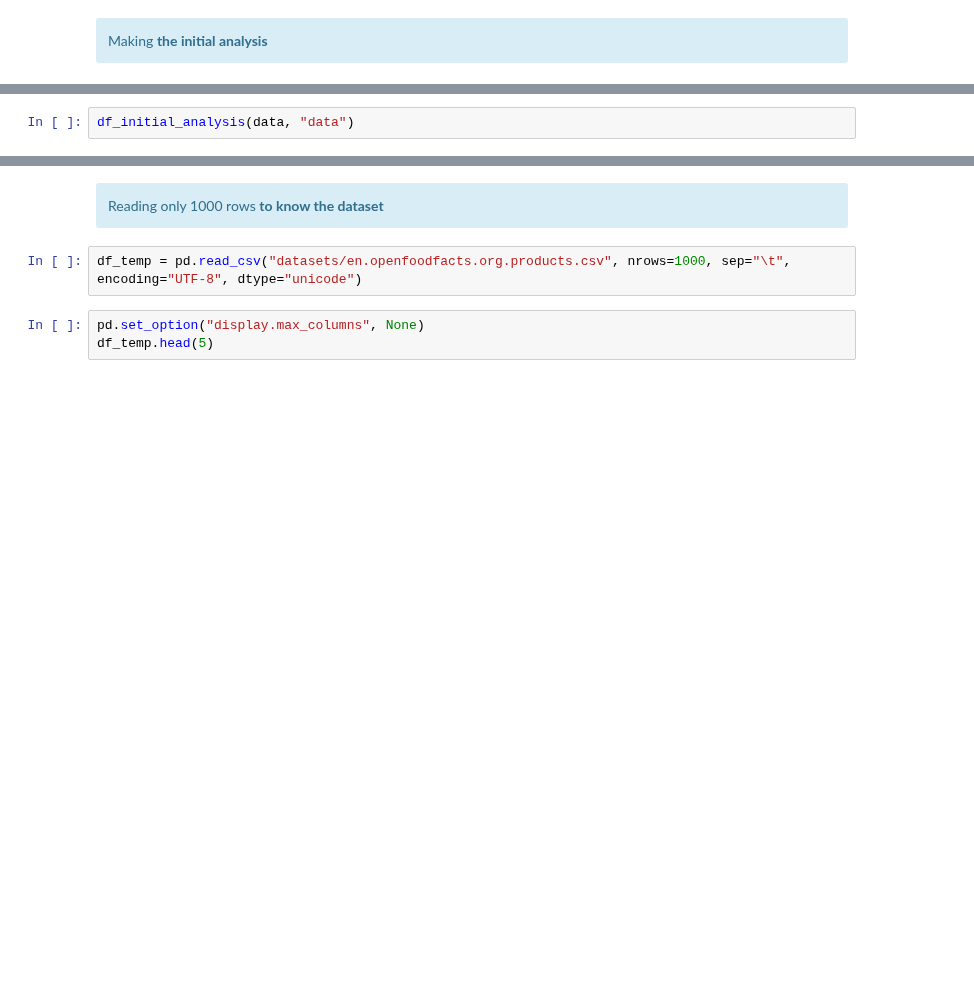
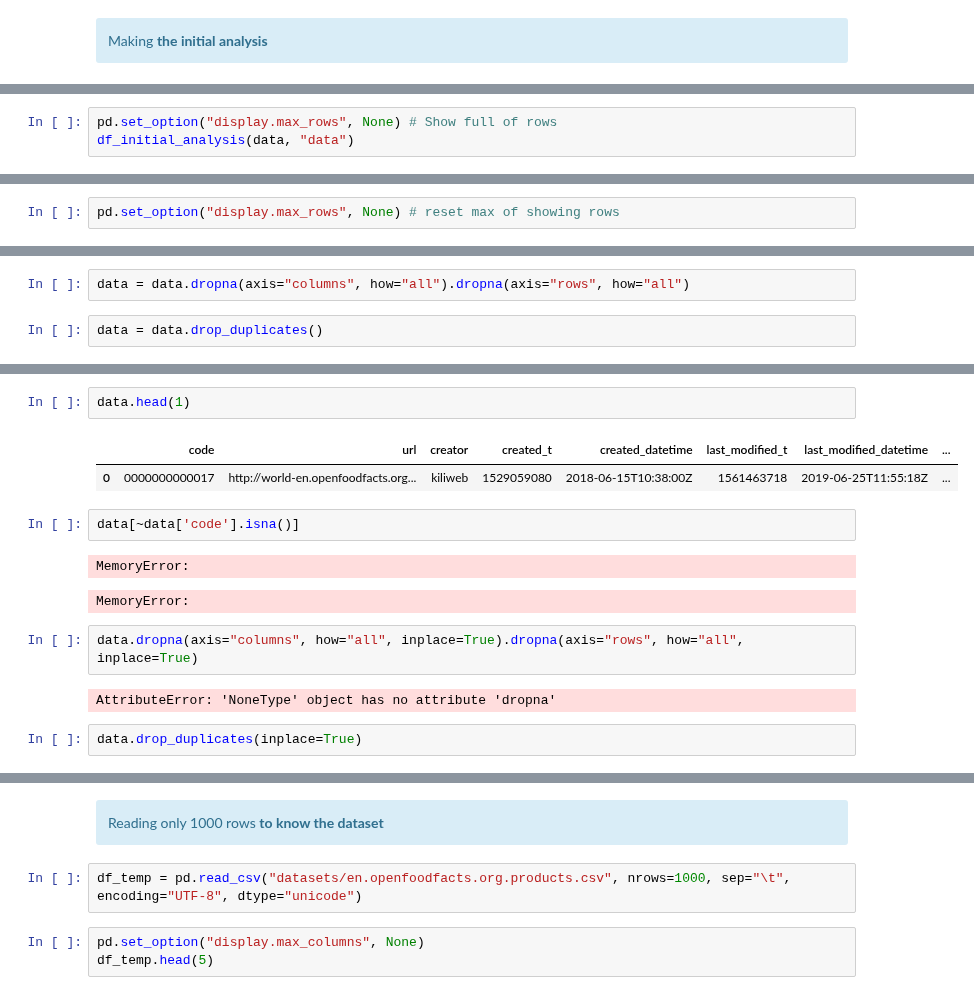
Before and after one commit to samirhinojosa/OC-P3-design-application-public-health, a Jupyter notebook: notebook.ipynb, the cells around one changed output, grey strips where cells are left out. Saved outputs shown, nothing was run; the diff lists cells and outputs as text; blank space fills up the shorter version.

```diff
--- a/notebook.ipynb
+++ b/notebook.ipynb
@@ -95,4 +119,5 @@ Making <b>the initial analysis</b>
 # %%
+pd.set_option("display.max_rows", None) # Show full of rows
 df_initial_analysis(data, "data")
 # %% [output]
 Initial Analysis of data dataset
@@ -114,0 +140,2 @@ Initial Analysis of data dataset
+# %%
+pd.set_option("display.max_rows", None) # reset max of showing rows
@@ -114,0 +150,4 @@ Initial Analysis of data dataset
+# %%
+data = data.dropna(axis="columns", how="all").dropna(axis="rows", how="all")
+# %%
+data = data.drop_duplicates()
@@ -114,0 +209,16 @@ Initial Analysis of data dataset
+# %%
+data.head(1)
+# %% [output]
+|  | code | url | creator | created_t | created_datetime | last_modified_t | last_modified_datetime | ... |
+| 0 | 0000000000017 | http://world-en.openfoodfacts.org... | kiliweb | 1529059080 | 2018-06-15T10:38:00Z | 1561463718 | 2019-06-25T11:55:18Z | ... |
+# %%
+data[~data['code'].isna()]
+# %% [output]
+MemoryError:
+MemoryError:
+# %%
+data.dropna(axis="columns", how="all", inplace=True).dropna(axis="rows", how="all", inplace=True)
+# %% [output]
+AttributeError: 'NoneType' object has no attribute 'dropna'
+# %%
+data.drop_duplicates(inplace=True)
```
Also changed, not shown: parts of 41 cells of this notebook, 1 other file.
